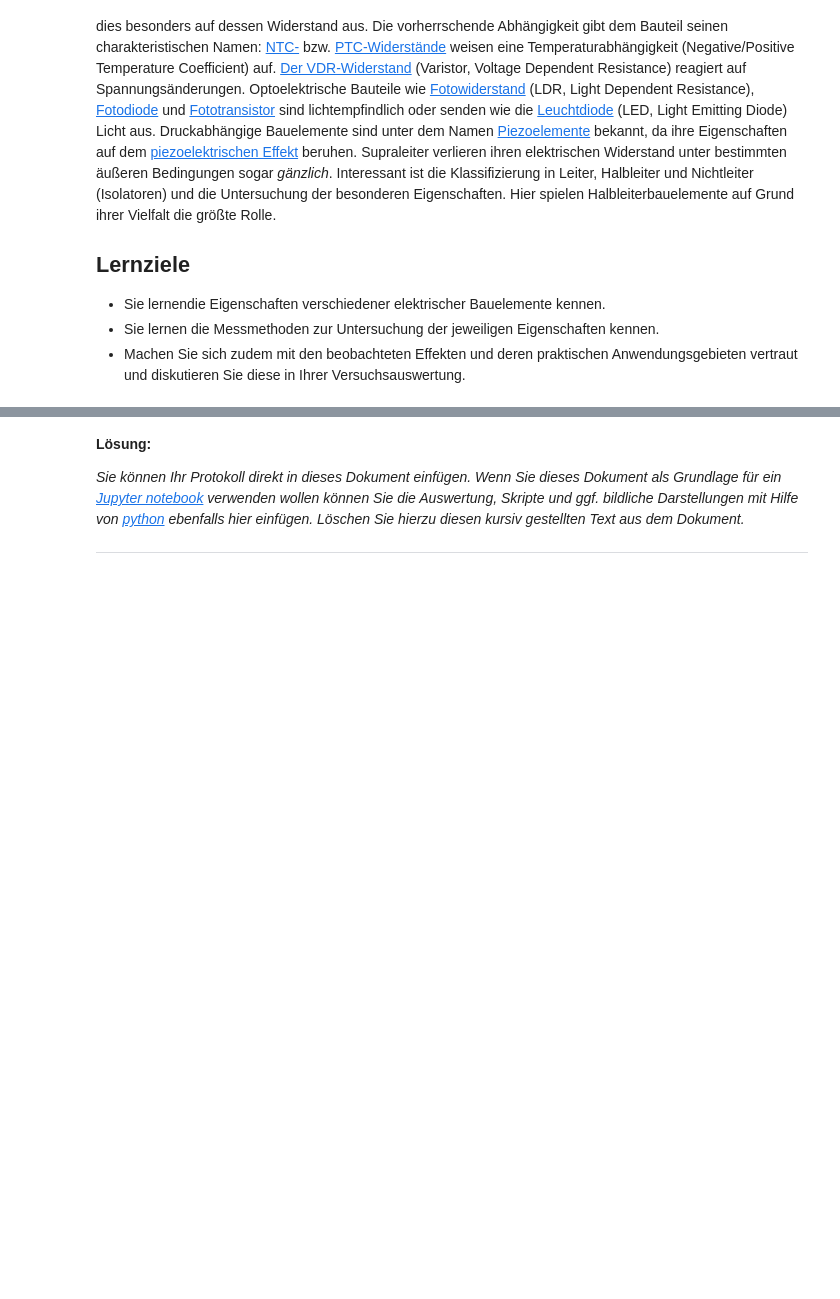
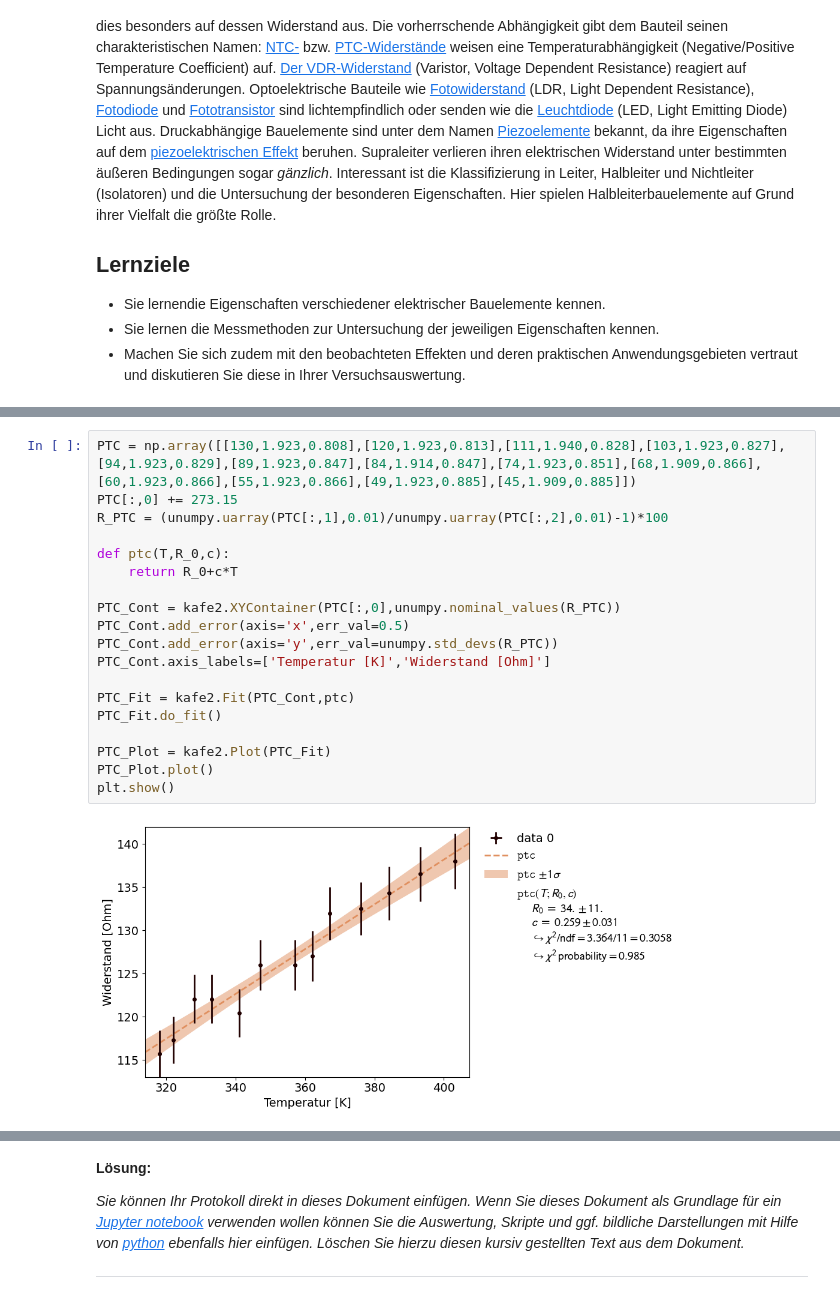
Before and after one commit to HerbertderGrosse/P2-sose-2024, a Jupyter notebook: Elektrische_Bauelemente/Elektrische_Bauelemente.ipynb, the cells around one changed output, grey strips where cells are left out. Drawn from its saved outputs; the diff is of its cells as text; blank space fills up the shorter version.

```diff
--- a/Elektrische_Bauelemente/Elektrische_Bauelemente.ipynb
+++ b/Elektrische_Bauelemente/Elektrische_Bauelemente.ipynb
@@ -167,0 +212,21 @@ PTC = np.array([[130,1.923,0.808],[120,1.923,0.813],[111,1.940,0.828],[103,1.923
+# %%
+PTC = np.array([[130,1.923,0.808],[120,1.923,0.813],[111,1.940,0.828],[103,1.923,0.827],[94,1.923,0.829],[89,1.923,0.847],[84,1.914,0.847],[74,1.923,0.851],[68,1.909,0.866],[60,1.923,0.866],[55,1.923,0.866],[49,1.923,0.885],[45,1.909,0.885]])
+PTC[:,0] += 273.15
+R_PTC = (unumpy.uarray(PTC[:,1],0.01)/unumpy.uarray(PTC[:,2],0.01)-1)*100
+
+def ptc(T,R_0,c):
+    return R_0+c*T
+
+PTC_Cont = kafe2.XYContainer(PTC[:,0],unumpy.nominal_values(R_PTC))
+PTC_Cont.add_error(axis='x',err_val=0.5)
+PTC_Cont.add_error(axis='y',err_val=unumpy.std_devs(R_PTC))
+PTC_Cont.axis_labels=['Temperatur [K]','Widerstand [Ohm]']
+
+PTC_Fit = kafe2.Fit(PTC_Cont,ptc)
+PTC_Fit.do_fit()
+
+PTC_Plot = kafe2.Plot(PTC_Fit)
+PTC_Plot.plot()
+plt.show()
+# %% [output]
+[figure, added]
```
Also changed, not shown: parts of 15 cells of this notebook, 1 other file.
